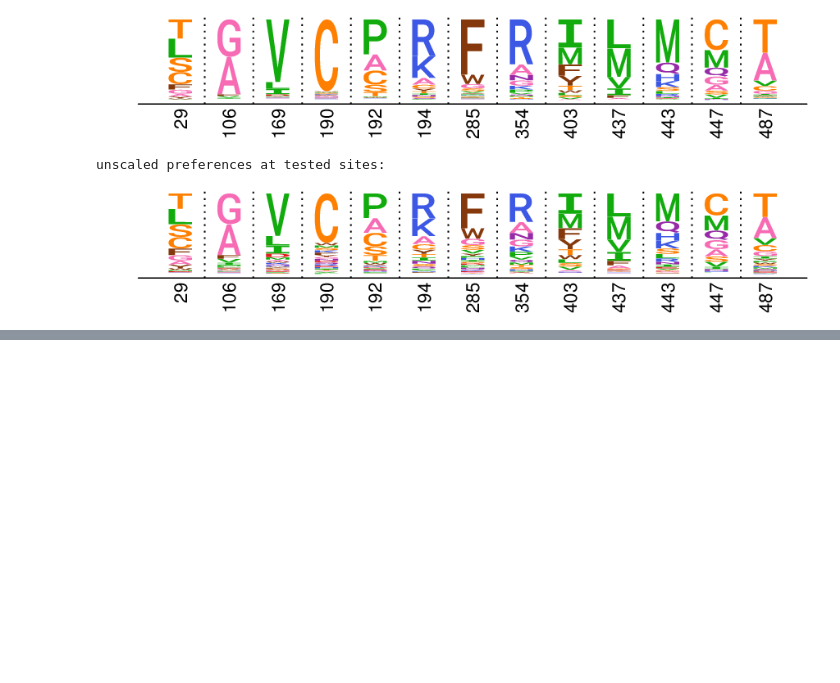
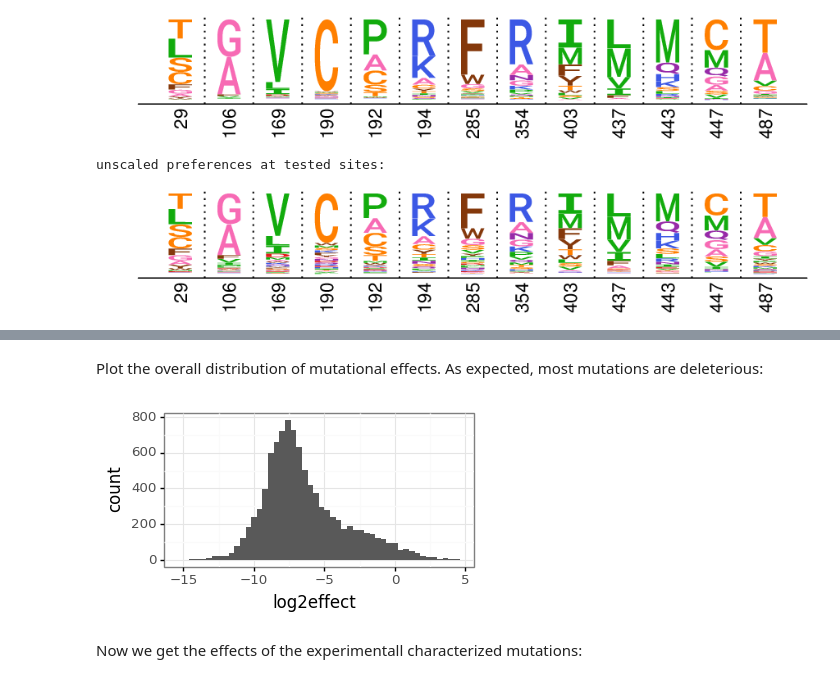
Before and after one commit to jbloomlab/ZIKV_DMS_with_EvansLab, a Jupyter notebook: analysis_notebook.ipynb, the cells around one changed output, grey strips where cells are left out. Cells and saved outputs as stored; diff of their text form; code cells hidden in the pictures; blank space fills up the shorter version.

Commit message:
added analysis of Evans lab experiments

```diff
--- a/analysis_notebook.ipynb
+++ b/analysis_notebook.ipynb
@@ -672 +700,14 @@ muteffects = dms_tools2.prefs.prefsToMutEffects(rescaledprefs, dms_tools2.AAS)
+# %% [markdown]
+Plot the overall distribution of mutational effects.
+As expected, most mutations are deleterious:
+# %%
+_ = (
+    ggplot(muteffects, aes('log2effect')) +
+    geom_histogram(bins=50) +
+    theme(figure_size=(4, 2))
+    ).draw()
+# %% [output]
+[figure, added]
+# %% [markdown]
+Now we get the effects of the experimentall characterized mutations:
 # %%
```
Also changed, not shown: parts of 17 cells of this notebook, 1 other file.
